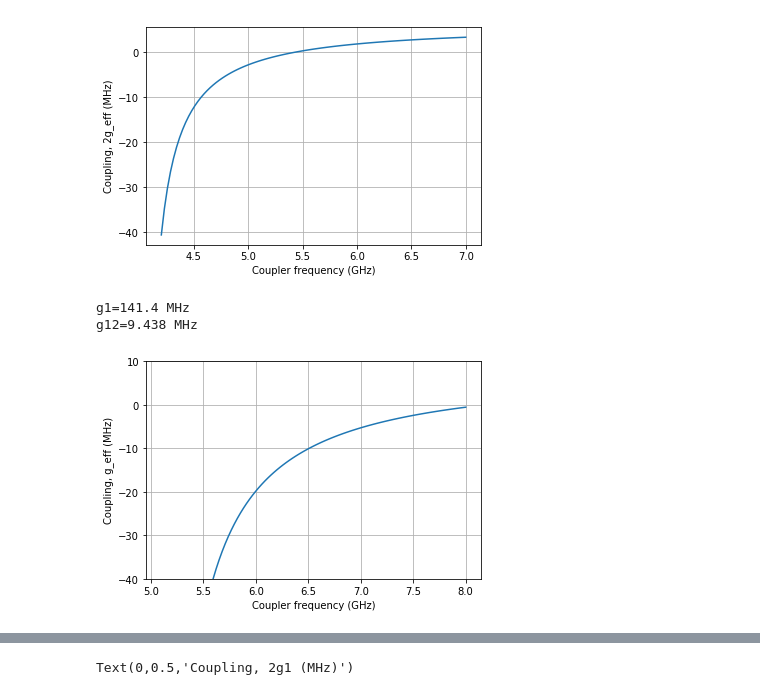
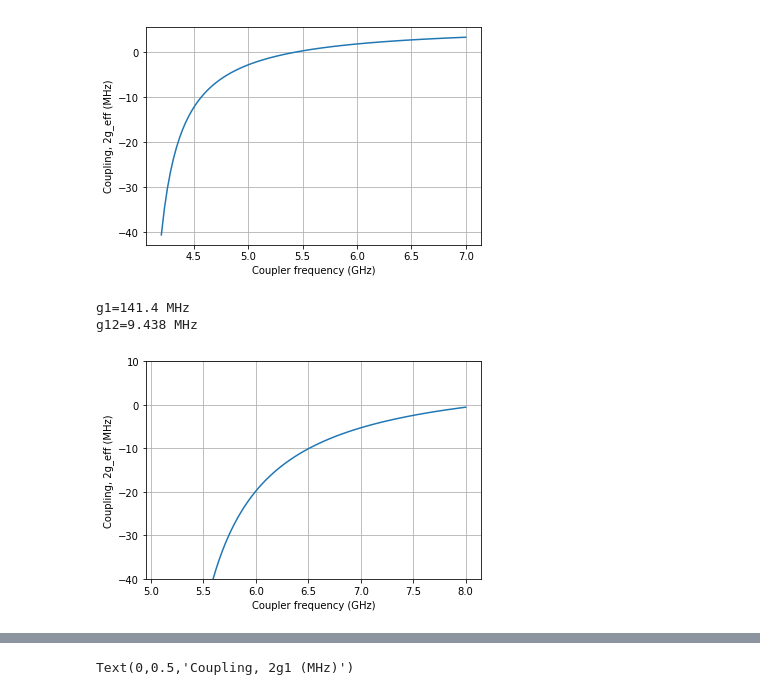
Before and after one commit to JaseungKu/python-code-SYR, a Jupyter notebook: Tunable-Coupler.ipynb, the cells around one changed output, grey strips where cells are left out. Saved outputs shown, nothing was run; the diff lists cells and outputs as text; code cells hidden in the pictures.

```diff
--- a/Tunable-Coupler.ipynb
+++ b/Tunable-Coupler.ipynb
@@ -8,7 +12,7 @@ from math import sqrt
 # %%
 # import numpy as np
 
-def g_eff(wc, w1, w2, C1, C2, C12, C1c, C2c, Cc):
+def compute_g_eff(wc, w1, w2, C1, C2, C12, C1c, C2c, Cc):
     """
     w in GHz and C in fF
     """
@@ -16,11 +20,11 @@ def g_eff(wc, w1, w2, C1, C2, C12, C1c, C2c, Cc):
     Sigma = 2 / (1/(w1+wc) + 1/(w2+wc))
     Delta = 2/(1/(w1-wc) + 1/(w2-wc))
 
-    g = 1/2*(wc*eta/2/Delta - wc*eta/2/Sigma + eta + 1)* C12 *np.sqrt(w1*w2)/np.sqrt(C1*C2)
+    g = 1/2*(wc*eta/2/Delta - wc*eta/2/Sigma + eta + 1)* C12/np.sqrt(C1*C2)*np.sqrt(w1*w2)
 
     return g
 
-def g1(wc,w1,C1,C1c,Cc):
+def compute_g1(wc,w1,C1,C1c,Cc):
     """
     Qubit-coupler coupling strengh in GHz.
     C in fF
@@ -29,7 +33,7 @@ def g1(wc,w1,C1,C1c,Cc):
 
     return g1
 
-def g2(wc,w2,C2,C2c,Cc):
+def compute_g2(wc,w2,C2,C2c,Cc):
     """
     Qubit-coupler coupling strengh in GHz.
     C in fF
@@ -38,7 +42,7 @@ def g2(wc,w2,C2,C2c,Cc):
 
     return g2
 
-def g12(w1,w2,C1,C2,C12, C1c,C2c,Cc):
+def compute_g12(w1,w2,C1,C2,C12,C1c,C2c,Cc):
     """
     Qubit-qubit coupling strengh in GHz.
     C in fF
@@ -65,24 +69,24 @@ Text(0,0.5,'Coupling, 2g_eff (MHz)')
 # %%
 # parameters for IBM qubit
 w1, w2 = 5, 5 # in GHz
 (C1, C2, C12, C1c, C2c, Cc) = (70,72,0.1,4,4.2,100)
 # (C1, C2, C12, C1c, C2c, Cc) = (60,60,0.10,10,14,100)
 
 freq_c = np.linspace(5.1, 8, 101)
-coupling = g_eff(freq_c,w1,w2,C1, C2,C12,C1c,C2c,Cc)
-plt.plot(freq_c, 2*coupling*1e3)
+geff = compute_g_eff(freq_c,w1,w2,C1, C2,C12,C1c,C2c,Cc)
+plt.plot(freq_c, 2*geff*1e3)
 plt.grid('on')
 plt.xlabel('Coupler frequency (GHz)')
-plt.ylabel('Coupling, g_eff (MHz)')
+plt.ylabel('Coupling, 2g_eff (MHz)')
 plt.ylim(-40, 10)
 
 wc = 7
-print(f'g1={g1(wc,w1,C1,C1c,Cc)*1e3:.1f} MHz')
-print(f'g12={g12(w1,w2,C1,C2,C12,C1c,C2c,Cc)*1e3:.3f} MHz')
+print(f'g1={compute_g1(wc,w1,C1,C1c,Cc)*1e3:.1f} MHz')
+print(f'g12={compute_g12(w1,w2,C1,C2,C12,C1c,C2c,Cc)*1e3:.3f} MHz')
 # %% [output]
 g1=141.4 MHz
 g12=9.438 MHz
-[figure, old version]
+[figure, new version]
 # %%
 C1c*C2c/C12/Cc
 # %% [output]
```
Also changed, not shown: parts of 35 cells of this notebook, 3 other files.
